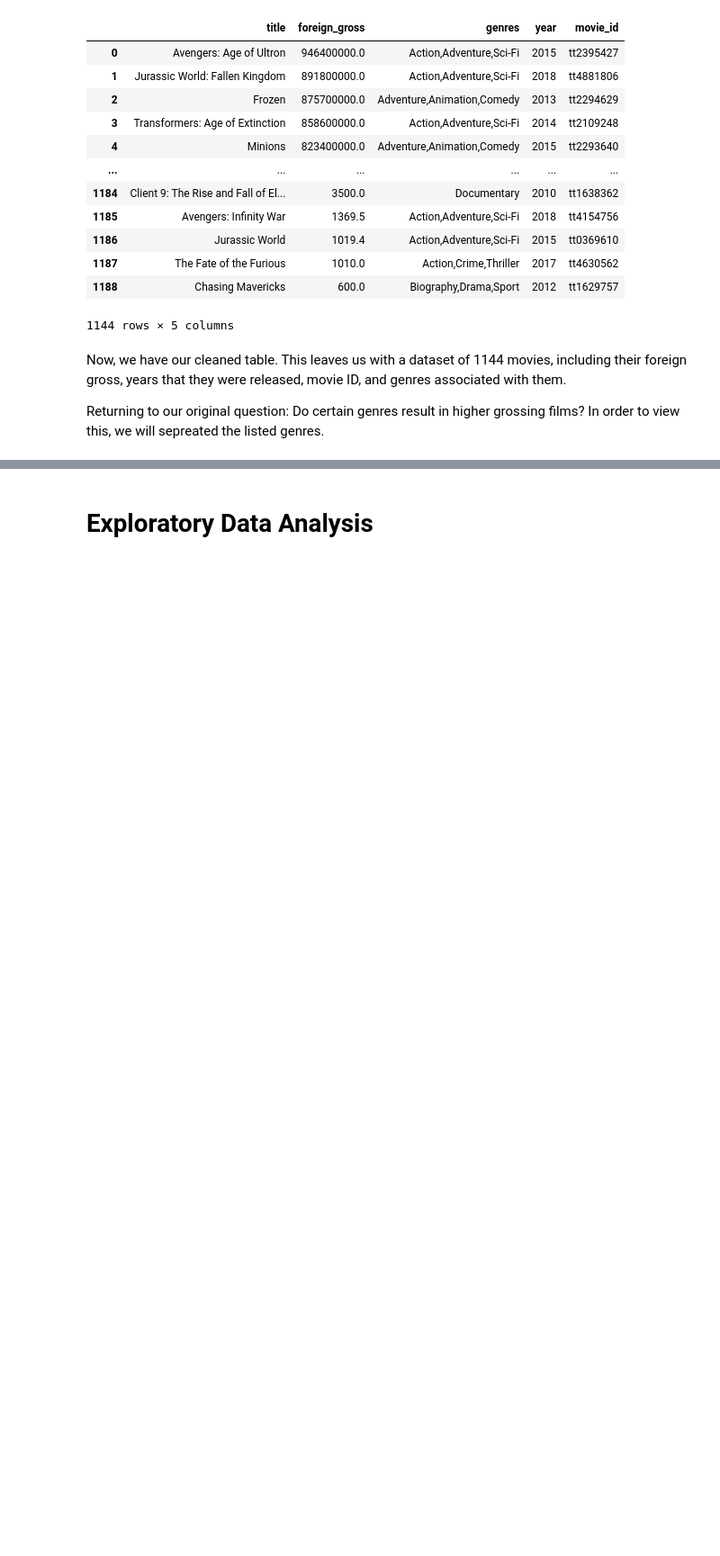
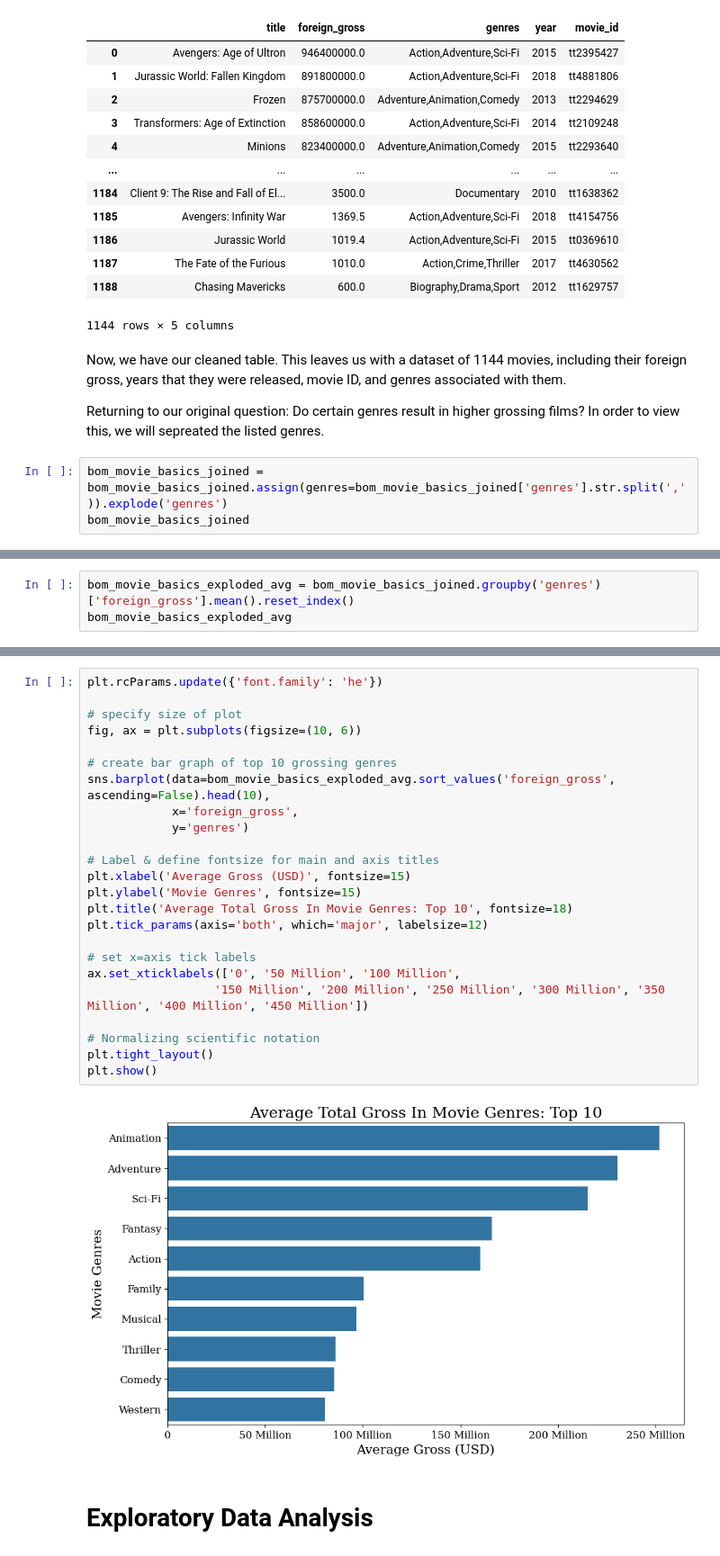
Before and after one commit to neurosxx/dsc-phase-2-project-v3, a Jupyter notebook: movie_analysis.ipynb, the cells around one changed output, grey strips where cells are left out. Shown at 90% size. Drawn from its saved outputs; the diff is of its cells as text; blank space fills up the shorter version.

```diff
--- a/movie_analysis.ipynb
+++ b/movie_analysis.ipynb
@@ -651,3 +652,6 @@ bom_movie_basics_joined
 Now, we have our cleaned table.  This leaves us with a dataset of 1144 movies, including their foreign gross, years that they were released, movie ID, and genres associated with them.
 
 Returning to our original question: Do certain genres result in higher grossing films? In order to view this, we will sepreated the listed genres.
+# %%
+bom_movie_basics_joined = bom_movie_basics_joined.assign(genres=bom_movie_basics_joined['genres'].str.split(',')).explode('genres')
+bom_movie_basics_joined
@@ -653,0 +686,3 @@ Returning to our original question: Do certain genres result in higher grossing
+# %%
+bom_movie_basics_exploded_avg = bom_movie_basics_joined.groupby('genres')['foreign_gross'].mean().reset_index()
+bom_movie_basics_exploded_avg
@@ -654,2 +709,28 @@ Returning to our original question: Do certain genres result in higher grossing
+# %%
+plt.rcParams.update({'font.family': 'he'})
+
+# specify size of plot
+fig, ax = plt.subplots(figsize=(10, 6))
+
+# create bar graph of top 10 grossing genres
+sns.barplot(data=bom_movie_basics_exploded_avg.sort_values('foreign_gross', ascending=False).head(10),
+            x='foreign_gross',
+            y='genres')
+
+# Label & define fontsize for main and axis titles
+plt.xlabel('Average Gross (USD)', fontsize=15)
+plt.ylabel('Movie Genres', fontsize=15)
+plt.title('Average Total Gross In Movie Genres: Top 10', fontsize=18)
+plt.tick_params(axis='both', which='major', labelsize=12)
+
+# set x=axis tick labels
+ax.set_xticklabels(['0', '50 Million', '100 Million',
+                  '150 Million', '200 Million', '250 Million', '300 Million', '350 Million', '400 Million', '450 Million'])
+
+# Normalizing scientific notation
+plt.tight_layout()
+plt.show()
+# %% [output]
+[figure, added]
 # %% [markdown]
 # Exploratory Data Analysis
```
Also changed, not shown: parts of 8 cells of this notebook.
